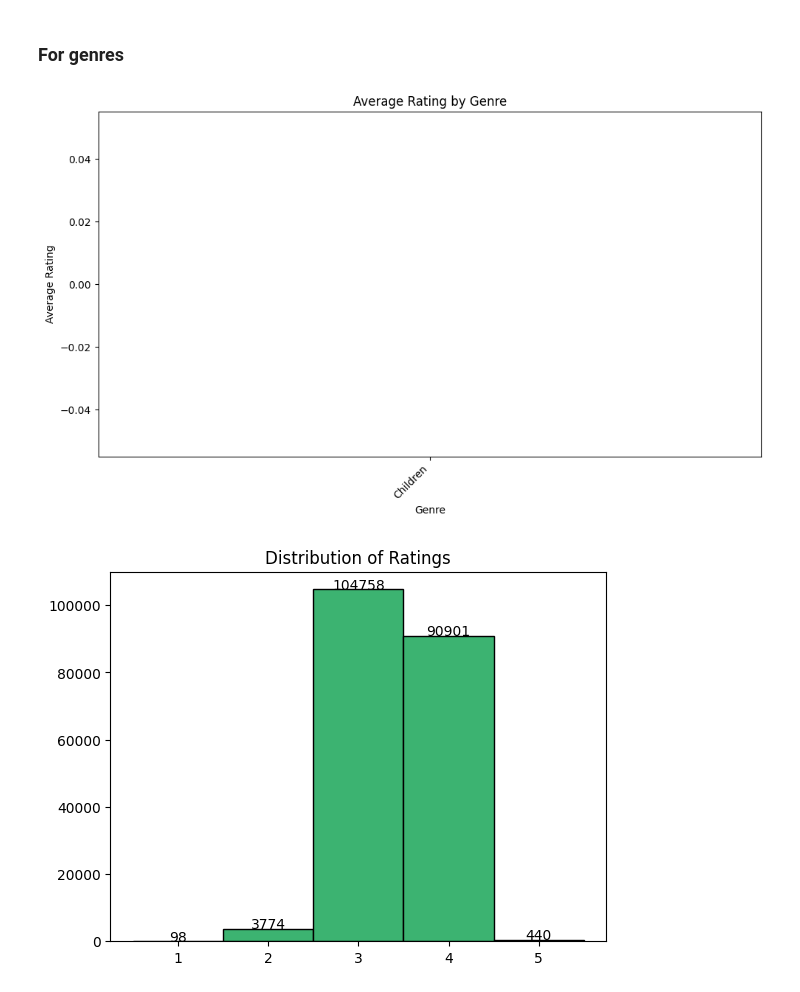
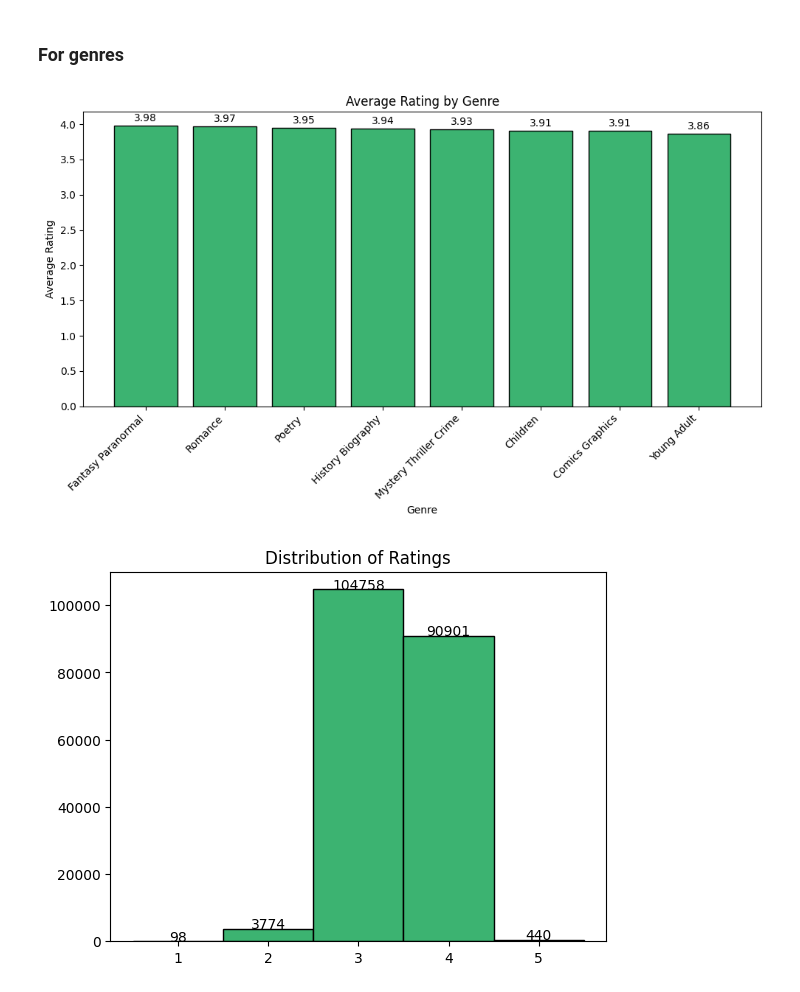
Before and after one commit to nrchnnas/recsys, a Jupyter notebook: eda.ipynb, the cells around one changed output. Drawn from its saved outputs; the diff is of its cells as text; code cells hidden in the pictures.

```diff
--- a/eda.ipynb
+++ b/eda.ipynb
@@ -53,37 +53,39 @@ conn.close()
 # %%
 # average rating across the genres
 
-import matplotlib.pyplot as plt
-
-# Step 1: Identify all genre indicator columns
+# get genre columns
 genre_cols = [col for col in genres_df.columns if col.startswith("is_")]
 
-# Step 2: Compute average rating per genre
+# convert true/false to boolean
+for col in genre_cols:
+    genres_df[col] = genres_df[col].map({'TRUE': True, 'FALSE': False})
+
+# compute average rating per genre
 avg_ratings = {
     col.replace("is_", "").replace("_", " ").title(): genres_df[genres_df[col] == True]['average_rating'].mean()
     for col in genre_cols
 }
 
-# Step 3: Convert to Series and sort
+# convert to Series and sort
 avg_ratings_series = pd.Series(avg_ratings).sort_values(ascending=False)
 
-# Step 4: Plot
+# plot
 plt.figure(figsize=(10, 6))
 plt.bar(avg_ratings_series.index, avg_ratings_series.values, color='mediumseagreen', edgecolor='black')
 
 plt.xticks(rotation=45, ha='right')
 plt.title("Average Rating by Genre")
 plt.xlabel("Genre")
 plt.ylabel("Average Rating")
 plt.tight_layout()
 
-# Add value labels above bars
+# add value labels above bars
 for i, v in enumerate(avg_ratings_series.values):
     plt.text(i, v + 0.03, f"{v:.2f}", ha='center', va='bottom')
 
 plt.show()
 # %% [output]
-[figure, old version]
+[figure, new version]
 # %%
 # histogram of ratings across all genres
 
```
Also changed, not shown: parts of 4 cells of this notebook.
